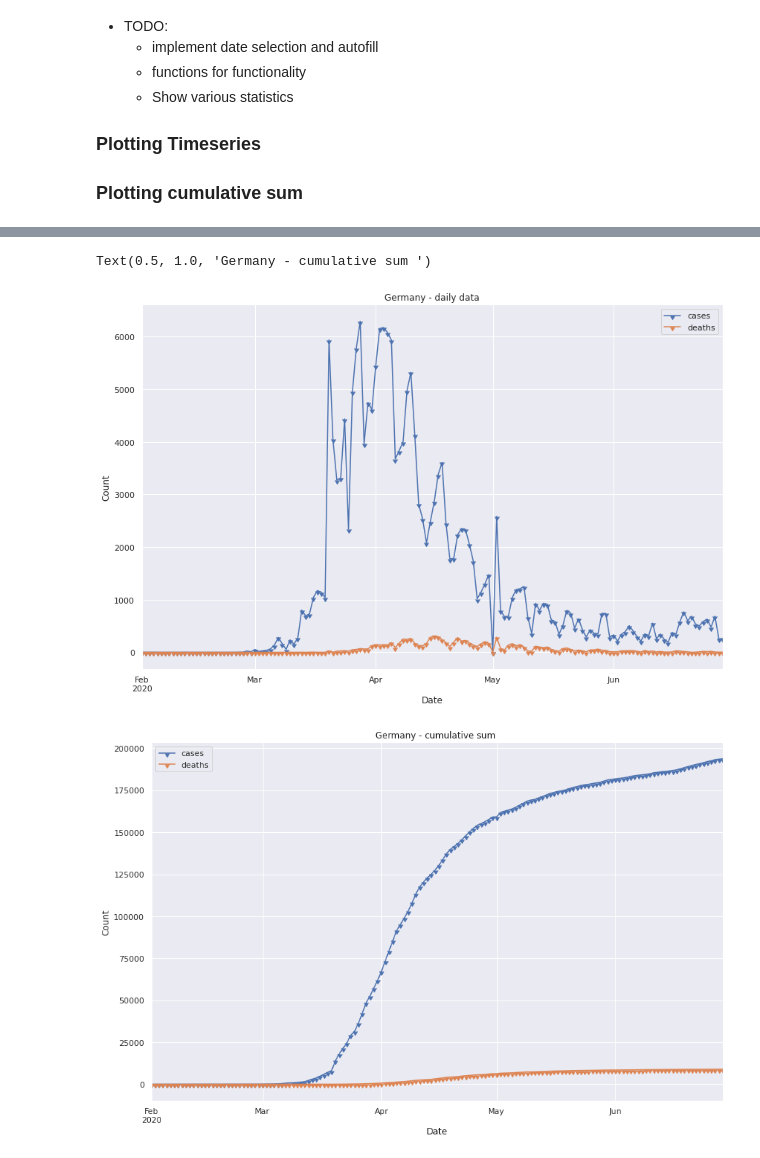
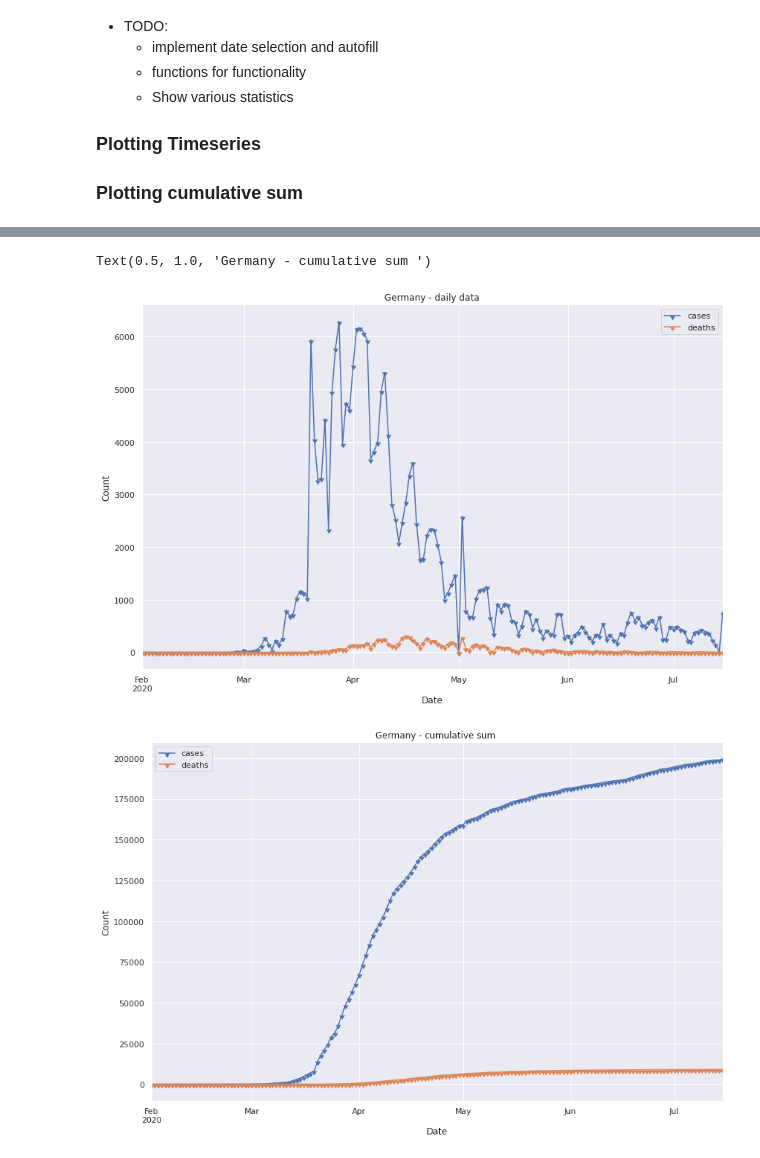
Before and after one commit to OliverZott/covid19_data, a Jupyter notebook: covid_dataAnalysis.ipynb, the cells around one changed output, grey strips where cells are left out. Cells and saved outputs as stored; diff of their text form; code cells hidden in the pictures.

```diff
--- a/covid_dataAnalysis.ipynb
+++ b/covid_dataAnalysis.ipynb
@@ -49,7 +49,7 @@ sys.version_info(major=3, minor=8, micro=2, releaselevel='final', serial=0)
 # format:
 # https://www.ecdc.europa.eu/sites/default/files/documents/COVID-19-geographic-disbtribution-worldwide-2020-03-22.xlsx
 
-today = '2020-07-08'
+today = '2020-07-15'
 
 def check_directory(cwd):
     return os.access(cwd, os.F_OK or os.X_OK or os.R_OK | os.W_OK)
@@ -313,22 +315,22 @@ COVID-19-geographic-disbtribution-worldwide-2020-07-07.xlsx
 # %%
 # Germany
 df_ger = df.loc[df['countriesAndTerritories']=='Germany']
 df_ger = df_ger.sort_index(ascending=True)
-df_ger_today = df_ger.loc['2020-02-01':'2020-06-29']
+df_ger_today = df_ger.loc['2020-02-01':today]
 
 ax = df_ger_today.plot(y=['cases','deaths'], grid=True, marker=11, figsize=(14,9))
 ax.set_xlabel("Date")
 ax.set_ylabel("Count")
 ax.set_title("Germany - daily data")
 
 ax = df_ger_today.cumsum().plot(y=['cases','deaths'], grid=True, marker=11, figsize=(14,9))
 ax.set_xlabel("Date")
 ax.set_ylabel("Count")
 ax.set_title("Germany - cumulative sum ")
 # %% [output]
 Text(0.5, 1.0, 'Germany - cumulative sum ')
-[figure, old version]
+[figure, new version]
-[figure, old version]
+[figure, new version]
 # %%
 cases = df_aut.loc[df_aut['month']>1]['cases']
 for c in cases:
```
Also changed, not shown: parts of 8 cells of this notebook.
